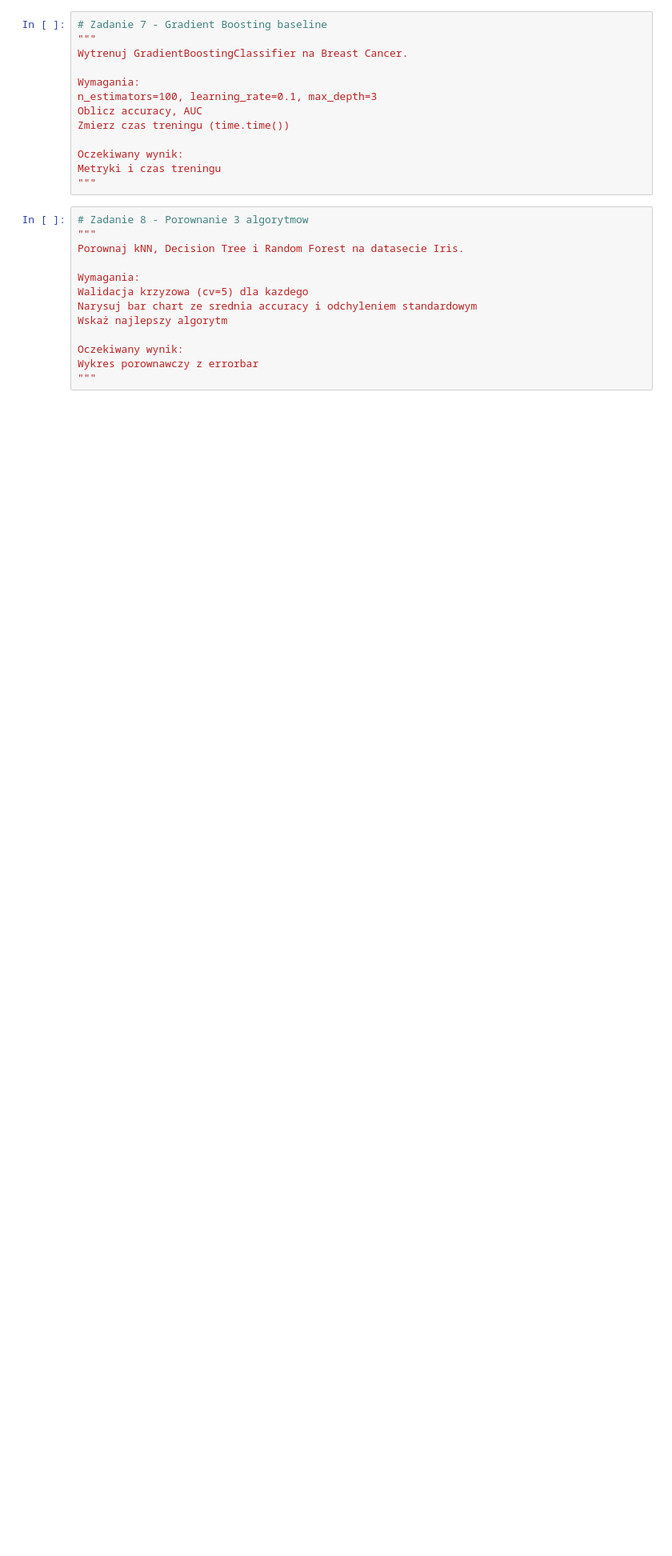
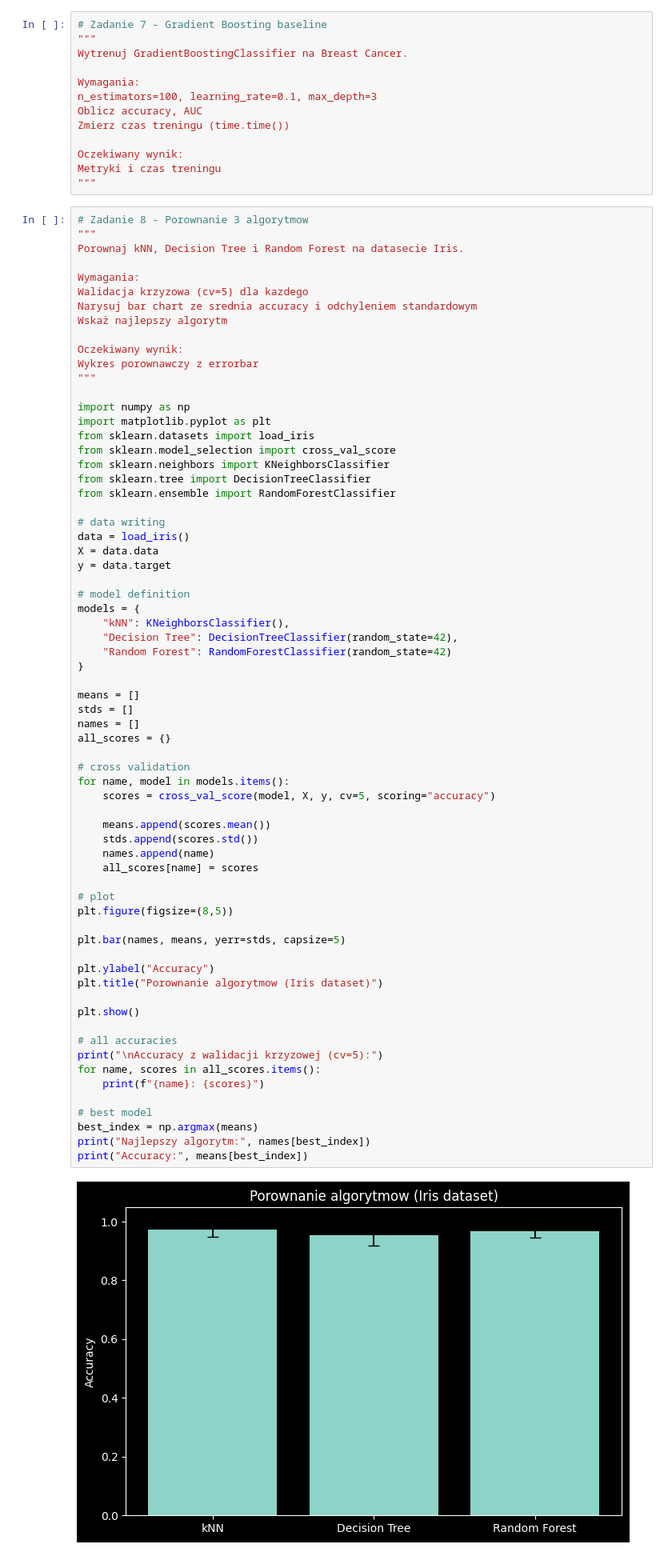
Before and after one commit to WojciechWys/ds-learning, a Jupyter notebook: 23_Przegląd algorytmów i ensemble/Zadania.ipynb, the cells around one changed output. Shown at 80% size. Saved outputs shown, nothing was run; the diff lists cells and outputs as text; blank space fills up the shorter version.

```diff
--- a/23_Przegląd algorytmów i ensemble/Zadania.ipynb
+++ b/23_Przegląd algorytmów i ensemble/Zadania.ipynb
@@ -306,13 +359,69 @@ Metryki i czas treningu
 # %%
 # Zadanie 8 - Porownanie 3 algorytmow
 """
 Porownaj kNN, Decision Tree i Random Forest na datasecie Iris.
 
 Wymagania:
 Walidacja krzyzowa (cv=5) dla kazdego
 Narysuj bar chart ze srednia accuracy i odchyleniem standardowym
 Wskaż najlepszy algorytm
 
 Oczekiwany wynik:
 Wykres porownawczy z errorbar
 """
+
+import numpy as np
+import matplotlib.pyplot as plt
+from sklearn.datasets import load_iris
+from sklearn.model_selection import cross_val_score
+from sklearn.neighbors import KNeighborsClassifier
+from sklearn.tree import DecisionTreeClassifier
+from sklearn.ensemble import RandomForestClassifier
+
+# data writing
+data = load_iris()
+X = data.data
+y = data.target
+
+# model definition
+models = {
+    "kNN": KNeighborsClassifier(),
+    "Decision Tree": DecisionTreeClassifier(random_state=42),
+    "Random Forest": RandomForestClassifier(random_state=42)
+}
+
+means = []
+stds = []
+names = []
+all_scores = {}
+
+# cross validation
+for name, model in models.items():
+    scores = cross_val_score(model, X, y, cv=5, scoring="accuracy")
+
+    means.append(scores.mean())
+    stds.append(scores.std())
+    names.append(name)
+    all_scores[name] = scores
+
+# plot
+plt.figure(figsize=(8,5))
+
+plt.bar(names, means, yerr=stds, capsize=5)
+
+plt.ylabel("Accuracy")
+plt.title("Porownanie algorytmow (Iris dataset)")
+
+plt.show()
+
+# all accuracies
+print("\nAccuracy z walidacji krzyzowej (cv=5):")
+for name, scores in all_scores.items():
+    print(f"{name}: {scores}")
+
+# best model
+best_index = np.argmax(means)
+print("Najlepszy algorytm:", names[best_index])
+print("Accuracy:", means[best_index])
+# %% [output]
+[figure, added]
```
Also changed, not shown: parts of 3 cells of this notebook.
